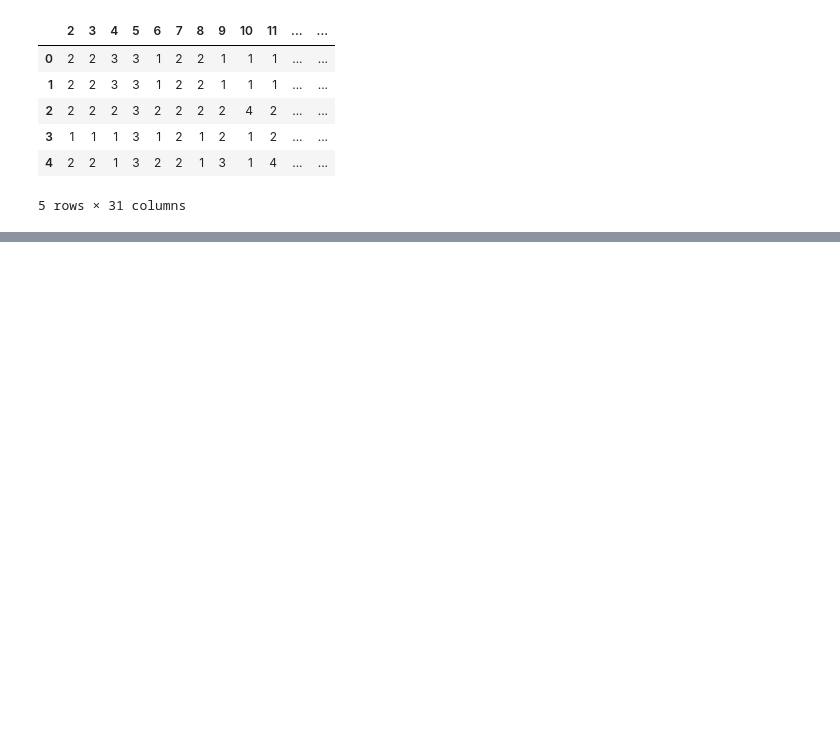
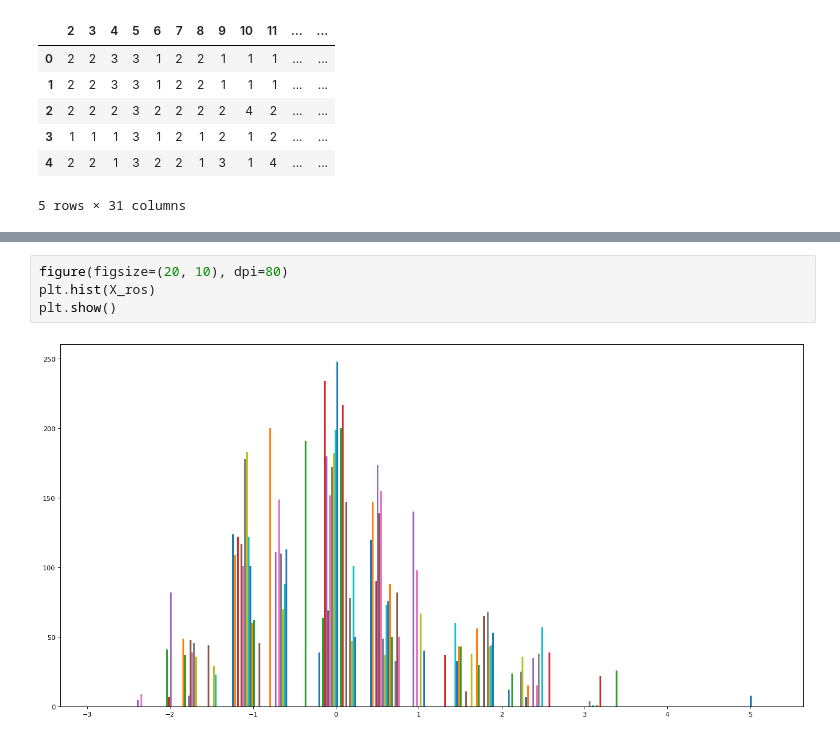
Before and after one commit to DrDoof14/Math4Ml, a Jupyter notebook: thesina.ipynb, the cells around one changed output, grey strips where cells are left out. Saved outputs shown, nothing was run; the diff lists cells and outputs as text; blank space fills up the shorter version.

```diff
--- a/thesina.ipynb
+++ b/thesina.ipynb
@@ -268,0 +295,6 @@ X_new.head()
+# %%
+figure(figsize=(20, 10), dpi=80)
+plt.hist(X_ros)
+plt.show()
+# %% [output]
+[figure, added]
```
Also changed, not shown: parts of 68 cells of this notebook.
